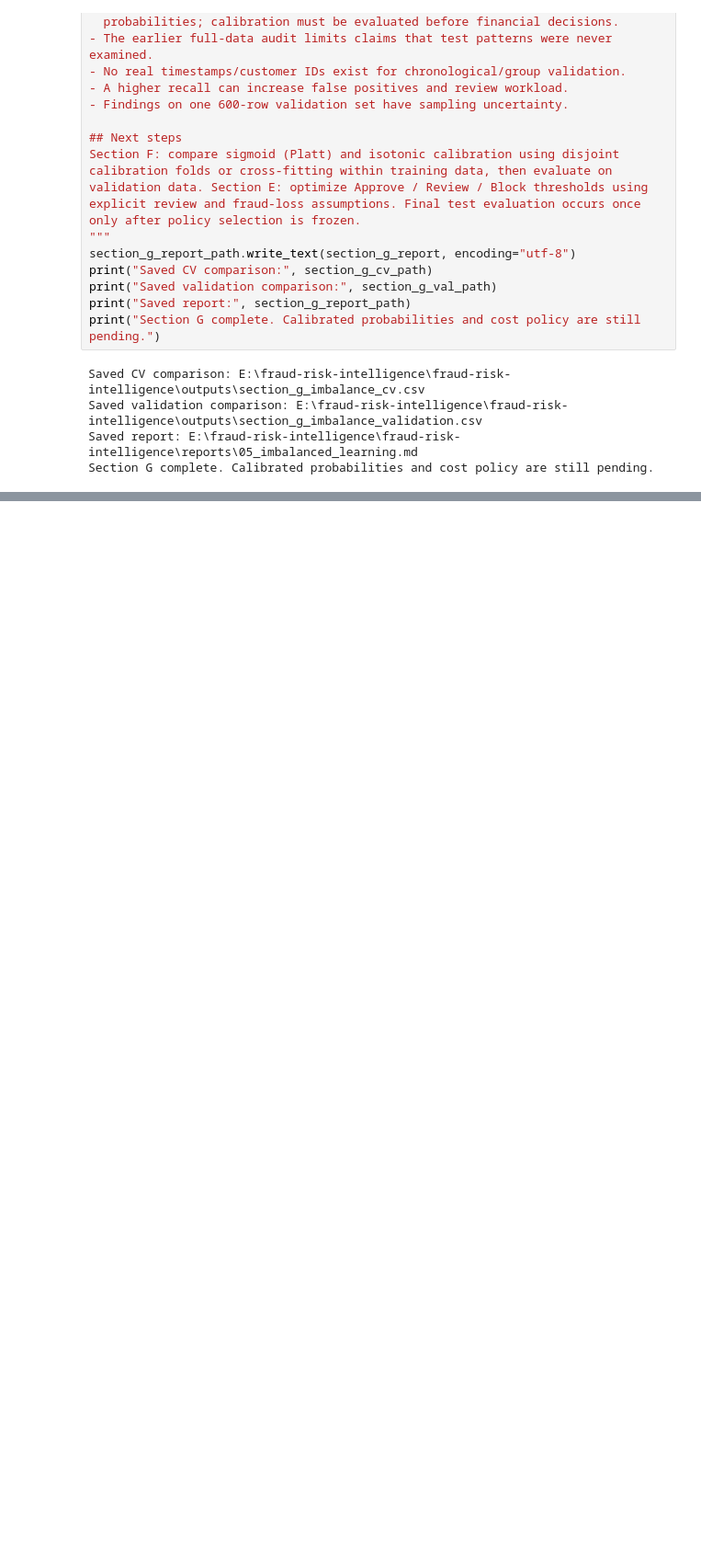
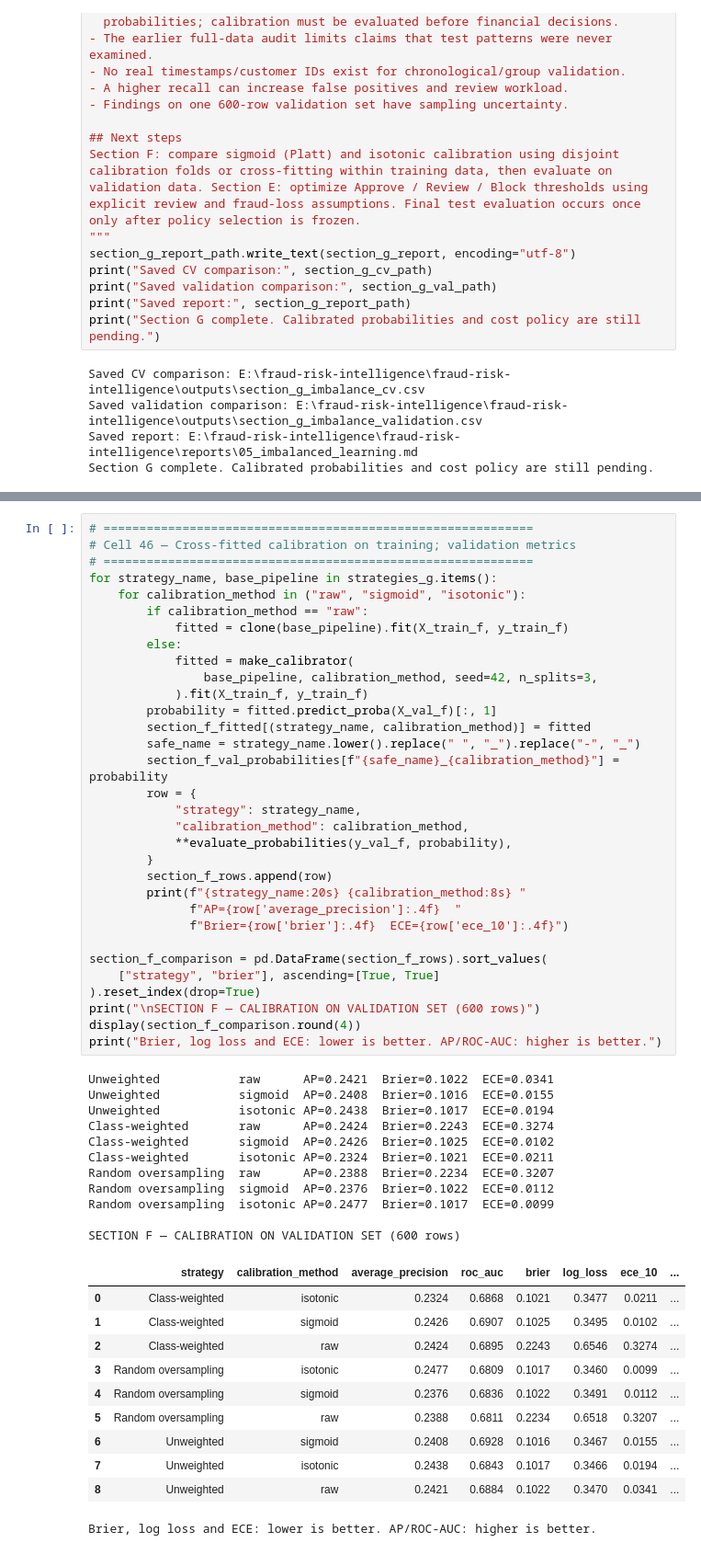
Before and after one commit to sasa312002/fraud-risk-intelligence, a Jupyter notebook: notebooks/01_fraud_risk_analysis.ipynb, the cells around one changed output, grey strips where cells are left out. Shown at 92% size. Cells and saved outputs as stored; diff of their text form; blank space fills up the shorter version.

```diff
--- a/notebooks/01_fraud_risk_analysis.ipynb
+++ b/notebooks/01_fraud_risk_analysis.ipynb
@@ -4456,0 +4490,55 @@ Section G complete. Calibrated probabilities and cost policy are still pending.
+# %%
+# ============================================================
+# Cell 46 — Cross-fitted calibration on training; validation metrics
+# ============================================================
+for strategy_name, base_pipeline in strategies_g.items():
+    for calibration_method in ("raw", "sigmoid", "isotonic"):
+        if calibration_method == "raw":
+            fitted = clone(base_pipeline).fit(X_train_f, y_train_f)
+        else:
+            fitted = make_calibrator(
+                base_pipeline, calibration_method, seed=42, n_splits=3,
+            ).fit(X_train_f, y_train_f)
+        probability = fitted.predict_proba(X_val_f)[:, 1]
+        section_f_fitted[(strategy_name, calibration_method)] = fitted
+        safe_name = strategy_name.lower().replace(" ", "_").replace("-", "_")
+        section_f_val_probabilities[f"{safe_name}_{calibration_method}"] = probability
+        row = {
+            "strategy": strategy_name,
+            "calibration_method": calibration_method,
+            **evaluate_probabilities(y_val_f, probability),
+        }
+        section_f_rows.append(row)
+        print(f"{strategy_name:20s} {calibration_method:8s} "
+              f"AP={row['average_precision']:.4f}  "
+              f"Brier={row['brier']:.4f}  ECE={row['ece_10']:.4f}")
+
+section_f_comparison = pd.DataFrame(section_f_rows).sort_values(
+    ["strategy", "brier"], ascending=[True, True]
+).reset_index(drop=True)
+print("\nSECTION F — CALIBRATION ON VALIDATION SET (600 rows)")
+display(section_f_comparison.round(4))
+print("Brier, log loss and ECE: lower is better. AP/ROC-AUC: higher is better.")
+# %% [output]
+Unweighted           raw      AP=0.2421  Brier=0.1022  ECE=0.0341
+Unweighted           sigmoid  AP=0.2408  Brier=0.1016  ECE=0.0155
+Unweighted           isotonic AP=0.2438  Brier=0.1017  ECE=0.0194
+Class-weighted       raw      AP=0.2424  Brier=0.2243  ECE=0.3274
+Class-weighted       sigmoid  AP=0.2426  Brier=0.1025  ECE=0.0102
+Class-weighted       isotonic AP=0.2324  Brier=0.1021  ECE=0.0211
+Random oversampling  raw      AP=0.2388  Brier=0.2234  ECE=0.3207
+Random oversampling  sigmoid  AP=0.2376  Brier=0.1022  ECE=0.0112
+Random oversampling  isotonic AP=0.2477  Brier=0.1017  ECE=0.0099
+
+SECTION F — CALIBRATION ON VALIDATION SET (600 rows)
+|  | strategy | calibration_method | average_precision | roc_auc | brier | log_loss | ece_10 | ... |
+| 0 | Class-weighted | isotonic | 0.2324 | 0.6868 | 0.1021 | 0.3477 | 0.0211 | ... |
+| 1 | Class-weighted | sigmoid | 0.2426 | 0.6907 | 0.1025 | 0.3495 | 0.0102 | ... |
+| 2 | Class-weighted | raw | 0.2424 | 0.6895 | 0.2243 | 0.6546 | 0.3274 | ... |
+| 3 | Random oversampling | isotonic | 0.2477 | 0.6809 | 0.1017 | 0.3460 | 0.0099 | ... |
+| 4 | Random oversampling | sigmoid | 0.2376 | 0.6836 | 0.1022 | 0.3491 | 0.0112 | ... |
+| 5 | Random oversampling | raw | 0.2388 | 0.6811 | 0.2234 | 0.6518 | 0.3207 | ... |
+| 6 | Unweighted | sigmoid | 0.2408 | 0.6928 | 0.1016 | 0.3467 | 0.0155 | ... |
+| 7 | Unweighted | isotonic | 0.2438 | 0.6843 | 0.1017 | 0.3466 | 0.0194 | ... |
+| 8 | Unweighted | raw | 0.2421 | 0.6884 | 0.1022 | 0.3470 | 0.0341 | ... |
+Brier, log loss and ECE: lower is better. AP/ROC-AUC: higher is better.
```
Also changed, not shown: parts of 4 cells of this notebook, 5 other files.
